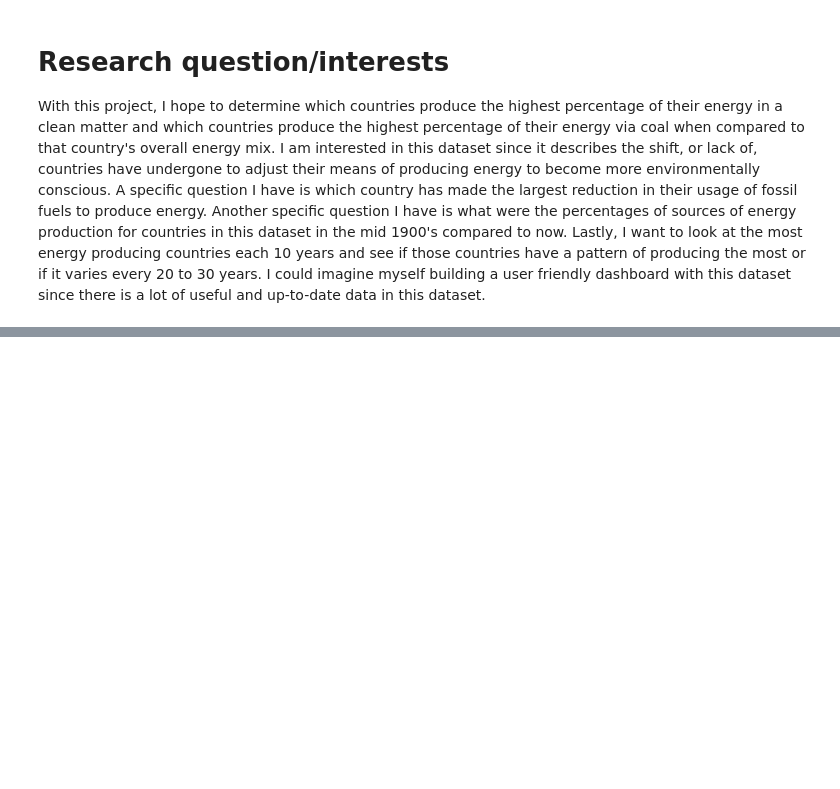
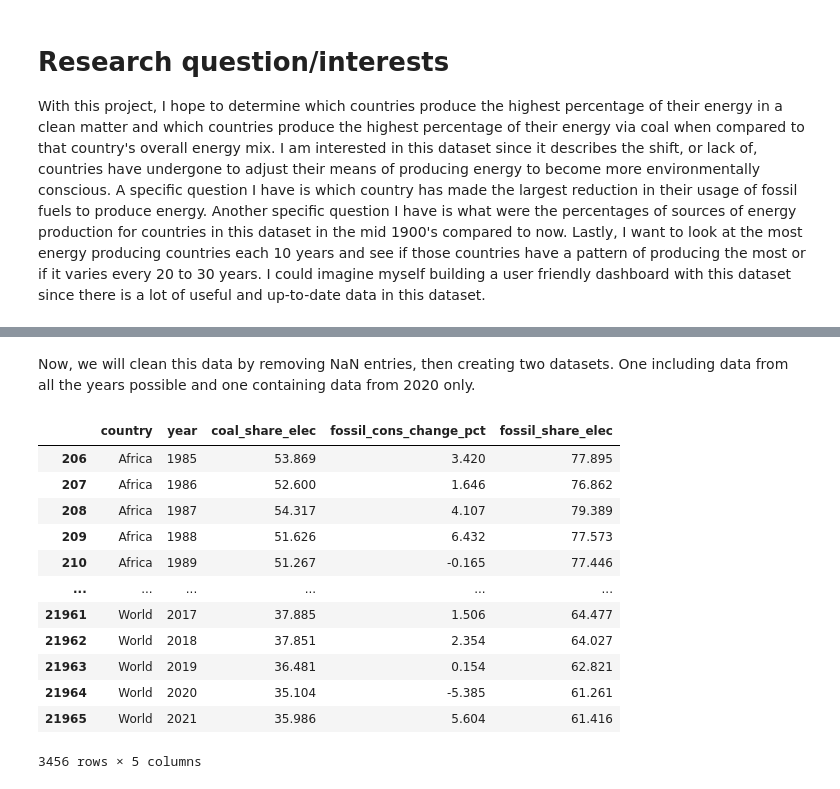
Before and after one commit to ubco-W2022T1-cosc301/project-group02, a Jupyter notebook: notebooks/analysis2.ipynb, the cells around one changed output, grey strips where cells are left out. Saved outputs shown, nothing was run; the diff lists cells and outputs as text; code cells hidden in the pictures; blank space fills up the shorter version.

```diff
--- a/notebooks/analysis2.ipynb
+++ b/notebooks/analysis2.ipynb
@@ -6,0 +61,25 @@ With this project, I hope to determine which countries produce the highest perce
+# %%
+# Creating a new data frame from the old one which only contains the columns mentioned above
+df2 = df[['country','year', 'coal_share_elec', 'fossil_cons_change_pct', 'fossil_share_elec']]
+# df2
+# %% [markdown]
+Now, we will clean this data by removing NaN entries, then creating two datasets. One including data from all the years possible and one containing data from 2020 only.
+# %%
+# Creating another new data frame from the old one which drops all NaN entries
+df_dropna = df2.dropna()
+cleaned_df = df_dropna
+cleaned_df
+# %% [output]
+|  | country | year | coal_share_elec | fossil_cons_change_pct | fossil_share_elec |
+| 206 | Africa | 1985 | 53.869 | 3.420 | 77.895 |
+| 207 | Africa | 1986 | 52.600 | 1.646 | 76.862 |
+| 208 | Africa | 1987 | 54.317 | 4.107 | 79.389 |
+| 209 | Africa | 1988 | 51.626 | 6.432 | 77.573 |
+| 210 | Africa | 1989 | 51.267 | -0.165 | 77.446 |
+| ... | ... | ... | ... | ... | ... |
+| 21961 | World | 2017 | 37.885 | 1.506 | 64.477 |
+| 21962 | World | 2018 | 37.851 | 2.354 | 64.027 |
+| 21963 | World | 2019 | 36.481 | 0.154 | 62.821 |
+| 21964 | World | 2020 | 35.104 | -5.385 | 61.261 |
+| 21965 | World | 2021 | 35.986 | 5.604 | 61.416 |
+3456 rows × 5 columns
```
Also changed, not shown: parts of 31 cells of this notebook, 1 other file.
